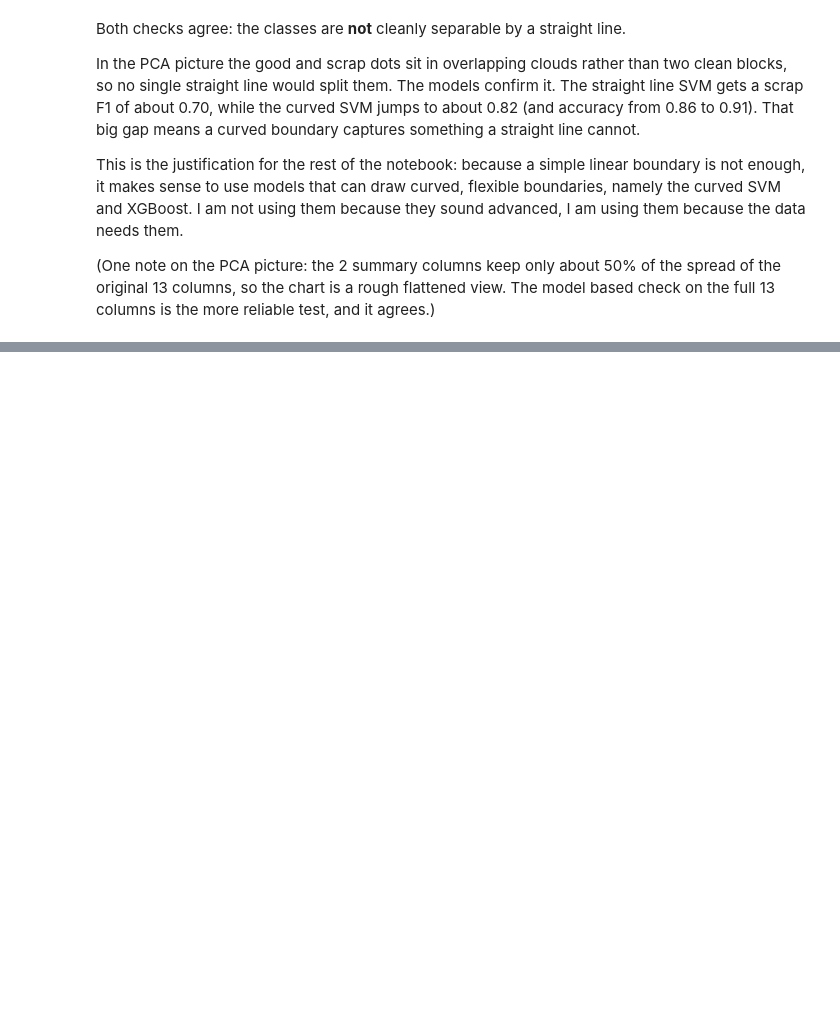
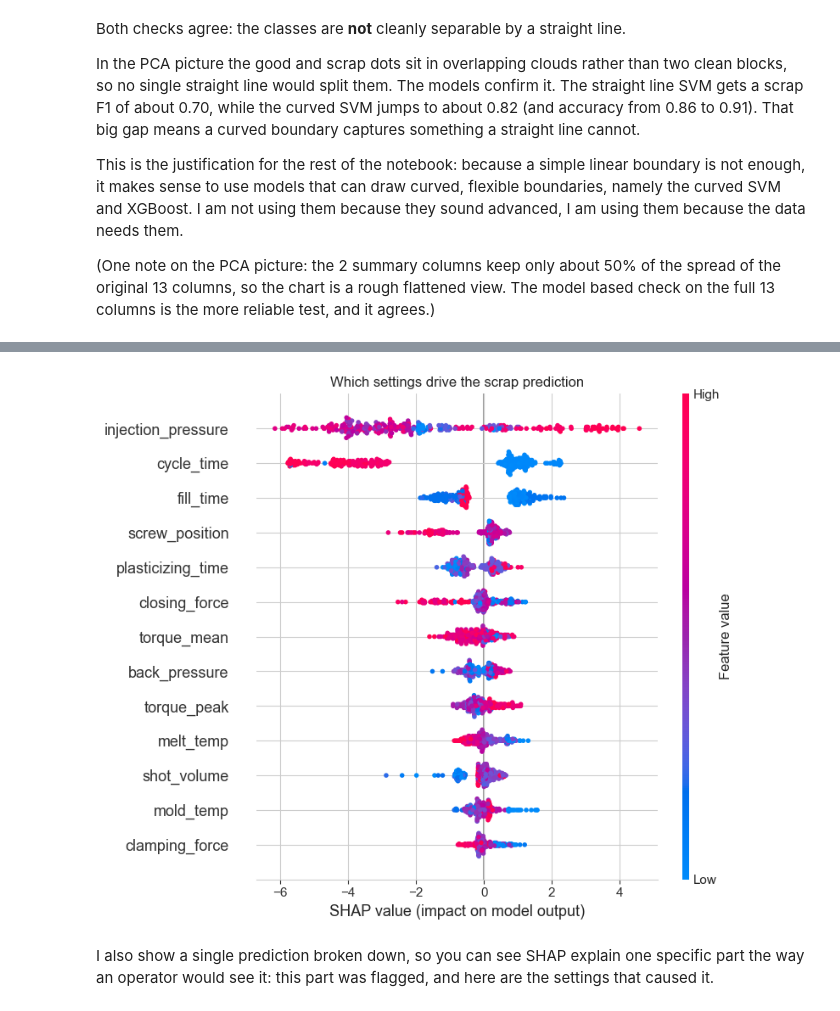
Before and after one commit to jamesmahinda1/injection-molding-defect-prediction, a Jupyter notebook: notebooks/modeling.ipynb, the cells around one changed output, grey strips where cells are left out. Saved outputs shown, nothing was run; the diff lists cells and outputs as text; code cells hidden in the pictures; blank space fills up the shorter version.

```diff
--- a/notebooks/modeling.ipynb
+++ b/notebooks/modeling.ipynb
@@ -146,0 +263,15 @@ This is the justification for the rest of the notebook: because a simple linear
+# %%
+import shap
+
+xgb_model = models['XGBoost']
+explainer = shap.TreeExplainer(xgb_model)
+shap_values = explainer.shap_values(X_test)
+
+shap.summary_plot(shap_values, X_test, feature_names=features, show=False)
+plt.title('Which settings drive the scrap prediction')
+plt.tight_layout()
+plt.show()
+# %% [output]
+[figure, added]
+# %% [markdown]
+I also show a single prediction broken down, so you can see SHAP explain one specific part the way an operator would see it: this part was flagged, and here are the settings that caused it.
```
Also changed, not shown: parts of 10 cells of this notebook.
